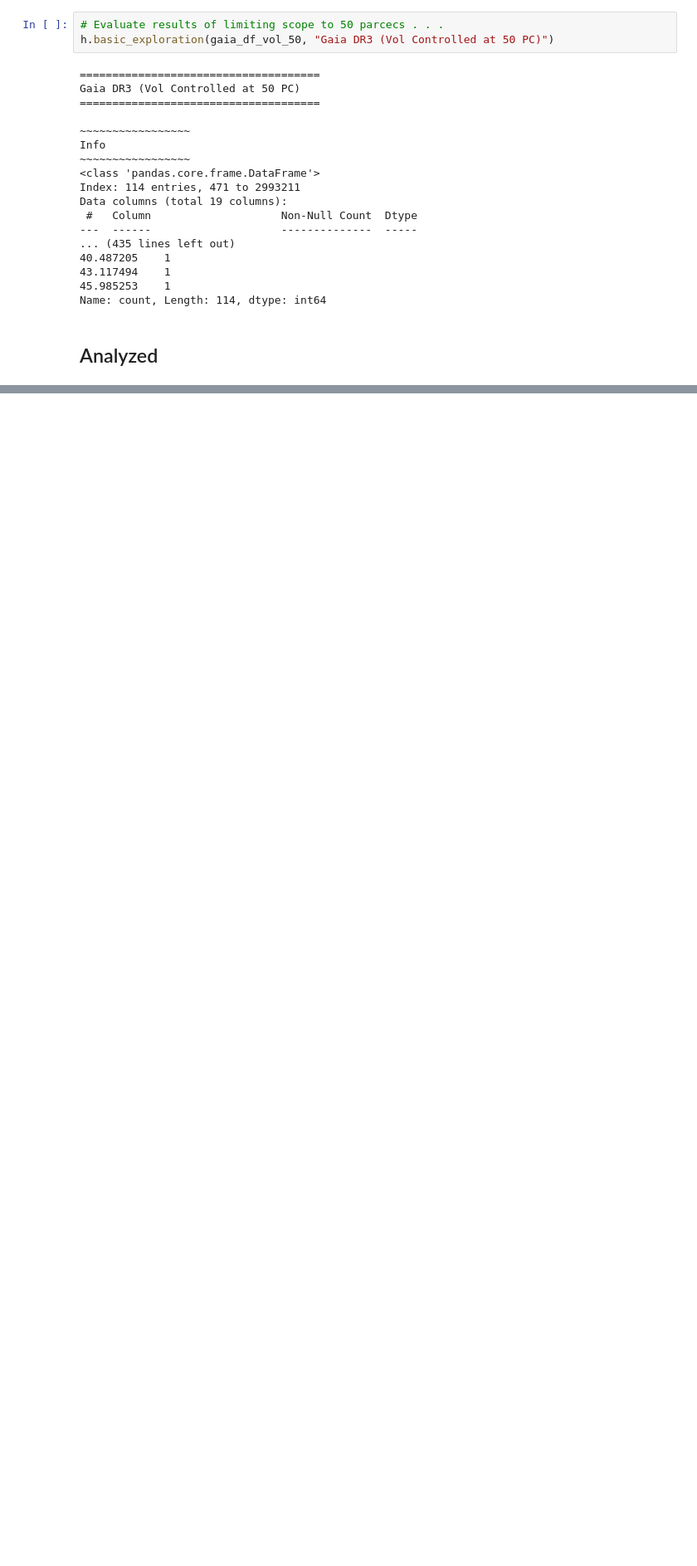
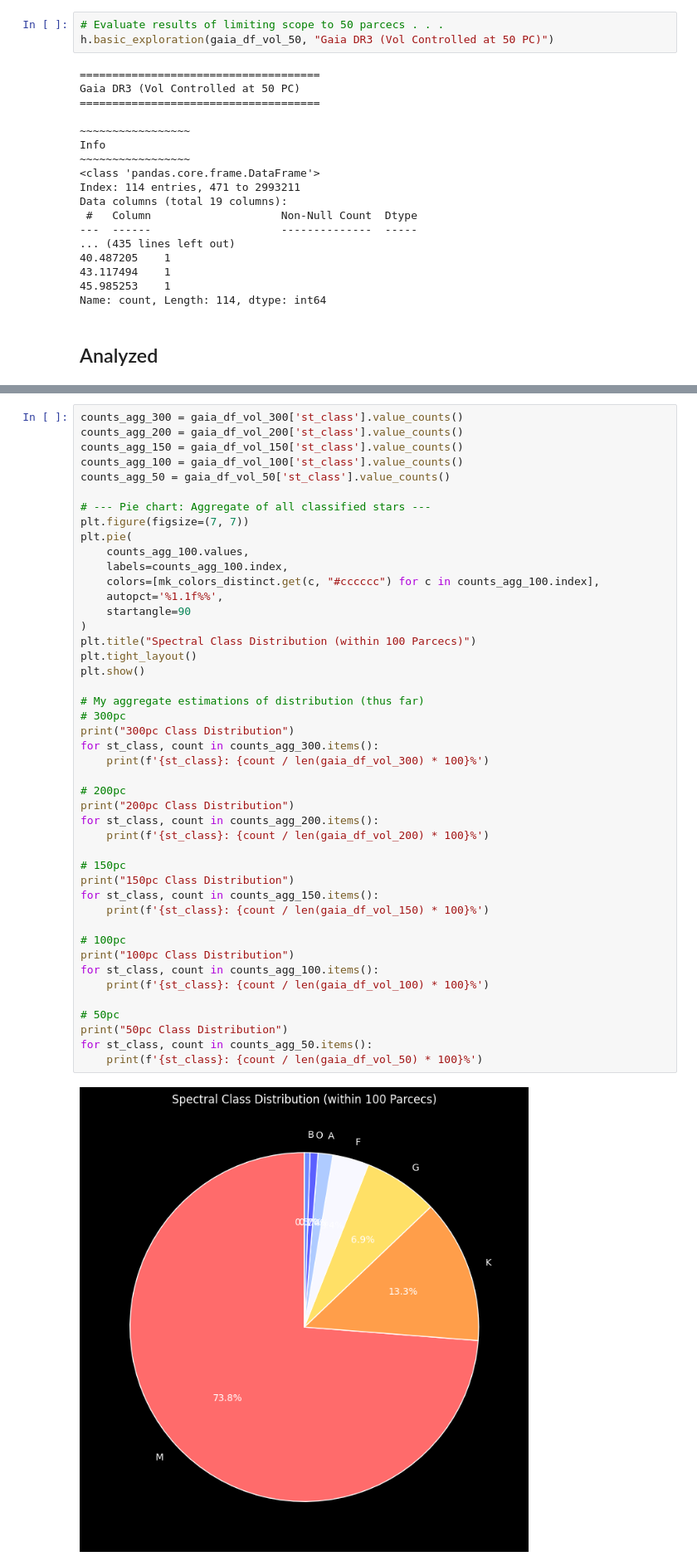
Before and after one commit to NorthrupRobert/Exoplanet_Analysis, a Jupyter notebook: notebooks/02_clean_and _explore_gaiadr3.ipynb, the cells around one changed output, grey strips where cells are left out. Shown at 83% size. Drawn from its saved outputs; the diff is of its cells as text; blank space fills up the shorter version.

```diff
--- a/notebooks/02_clean_and _explore_gaiadr3.ipynb
+++ b/notebooks/02_clean_and _explore_gaiadr3.ipynb
@@ -289,0 +433,47 @@ plt.show()
+# %%
+counts_agg_300 = gaia_df_vol_300['st_class'].value_counts()
+counts_agg_200 = gaia_df_vol_200['st_class'].value_counts()
+counts_agg_150 = gaia_df_vol_150['st_class'].value_counts()
+counts_agg_100 = gaia_df_vol_100['st_class'].value_counts()
+counts_agg_50 = gaia_df_vol_50['st_class'].value_counts()
+
+# --- Pie chart: Aggregate of all classified stars ---
+plt.figure(figsize=(7, 7))
+plt.pie(
+    counts_agg_100.values,
+    labels=counts_agg_100.index,
+    colors=[mk_colors_distinct.get(c, "#cccccc") for c in counts_agg_100.index],
+    autopct='%1.1f%%',
+    startangle=90
+)
+plt.title("Spectral Class Distribution (within 100 Parcecs)")
+plt.tight_layout()
+plt.show()
+
+# My aggregate estimations of distribution (thus far)
+# 300pc
+print("300pc Class Distribution")
+for st_class, count in counts_agg_300.items():
+    print(f'{st_class}: {count / len(gaia_df_vol_300) * 100}%')
+
+# 200pc
+print("200pc Class Distribution")
+for st_class, count in counts_agg_200.items():
+    print(f'{st_class}: {count / len(gaia_df_vol_200) * 100}%')
+
+# 150pc
+print("150pc Class Distribution")
+for st_class, count in counts_agg_150.items():
+    print(f'{st_class}: {count / len(gaia_df_vol_150) * 100}%')
+
+# 100pc
+print("100pc Class Distribution")
+for st_class, count in counts_agg_100.items():
+    print(f'{st_class}: {count / len(gaia_df_vol_100) * 100}%')
+
+# 50pc
+print("50pc Class Distribution")
+for st_class, count in counts_agg_50.items():
+    print(f'{st_class}: {count / len(gaia_df_vol_50) * 100}%')
+# %% [output]
+[figure, added]
```
Also changed, not shown: parts of 9 cells of this notebook.
